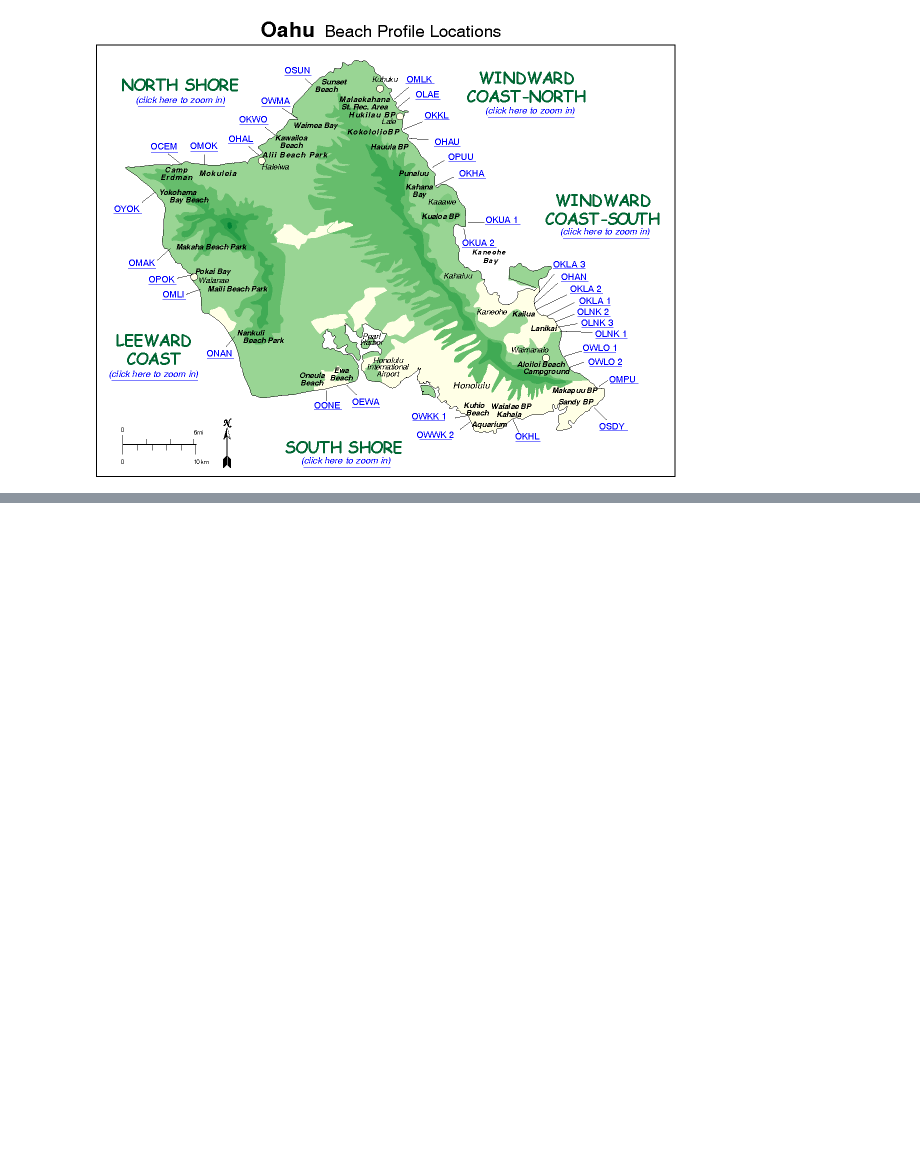
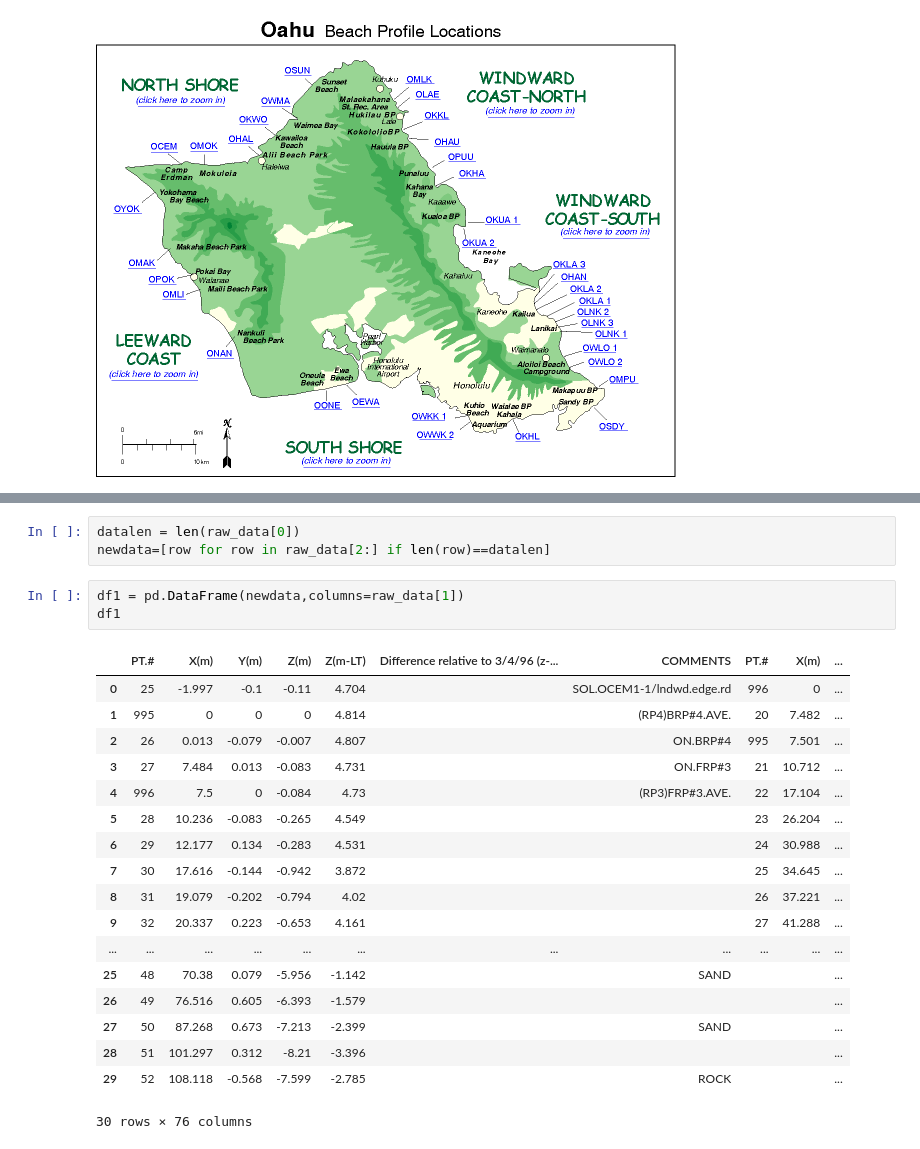
Before and after one commit to webgisdeveloper/ddstudio_toolbox, a Jupyter notebook: operations/hviews/Beach_profile_explorer.ipynb, the cells around one changed output, grey strips where cells are left out. Saved outputs shown, nothing was run; the diff lists cells and outputs as text; blank space fills up the shorter version.

```diff
--- a/operations/hviews/Beach_profile_explorer.ipynb
+++ b/operations/hviews/Beach_profile_explorer.ipynb
@@ -86,0 +116,25 @@ Image(index_map_img_url)
+# %%
+datalen = len(raw_data[0])
+newdata=[row for row in raw_data[2:] if len(row)==datalen]
+# %%
+df1 = pd.DataFrame(newdata,columns=raw_data[1])
+df1
+# %% [output]
+|  | PT.# | X(m) | Y(m) | Z(m) | Z(m-LT) | Difference relative to 3/4/96 (z-... | COMMENTS | PT.# | X(m) | ... |
+| 0 | 25 | -1.997 | -0.1 | -0.11 | 4.704 |  | SOL.OCEM1-1/lndwd.edge.rd | 996 | 0 | ... |
+| 1 | 995 | 0 | 0 | 0 | 4.814 |  | (RP4)BRP#4.AVE. | 20 | 7.482 | ... |
+| 2 | 26 | 0.013 | -0.079 | -0.007 | 4.807 |  | ON.BRP#4 | 995 | 7.501 | ... |
+| 3 | 27 | 7.484 | 0.013 | -0.083 | 4.731 |  | ON.FRP#3 | 21 | 10.712 | ... |
+| 4 | 996 | 7.5 | 0 | -0.084 | 4.73 |  | (RP3)FRP#3.AVE. | 22 | 17.104 | ... |
+| 5 | 28 | 10.236 | -0.083 | -0.265 | 4.549 |  |  | 23 | 26.204 | ... |
+| 6 | 29 | 12.177 | 0.134 | -0.283 | 4.531 |  |  | 24 | 30.988 | ... |
+| 7 | 30 | 17.616 | -0.144 | -0.942 | 3.872 |  |  | 25 | 34.645 | ... |
+| 8 | 31 | 19.079 | -0.202 | -0.794 | 4.02 |  |  | 26 | 37.221 | ... |
+| 9 | 32 | 20.337 | 0.223 | -0.653 | 4.161 |  |  | 27 | 41.288 | ... |
+| ... | ... | ... | ... | ... | ... | ... | ... | ... | ... | ... |
+| 25 | 48 | 70.38 | 0.079 | -5.956 | -1.142 |  | SAND |  |  | ... |
+| 26 | 49 | 76.516 | 0.605 | -6.393 | -1.579 |  |  |  |  | ... |
+| 27 | 50 | 87.268 | 0.673 | -7.213 | -2.399 |  | SAND |  |  | ... |
+| 28 | 51 | 101.297 | 0.312 | -8.21 | -3.396 |  |  |  |  | ... |
+| 29 | 52 | 108.118 | -0.568 | -7.599 | -2.785 |  | ROCK |  |  | ... |
+30 rows × 76 columns
```
Also changed, not shown: parts of 6 cells of this notebook.
